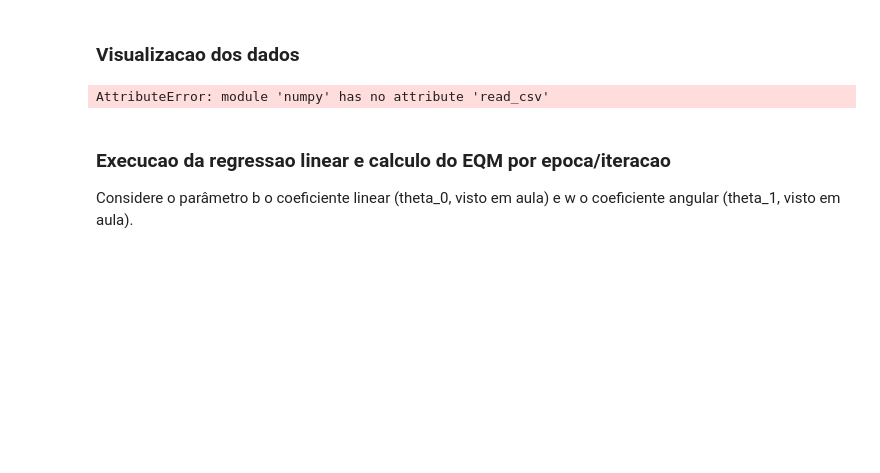
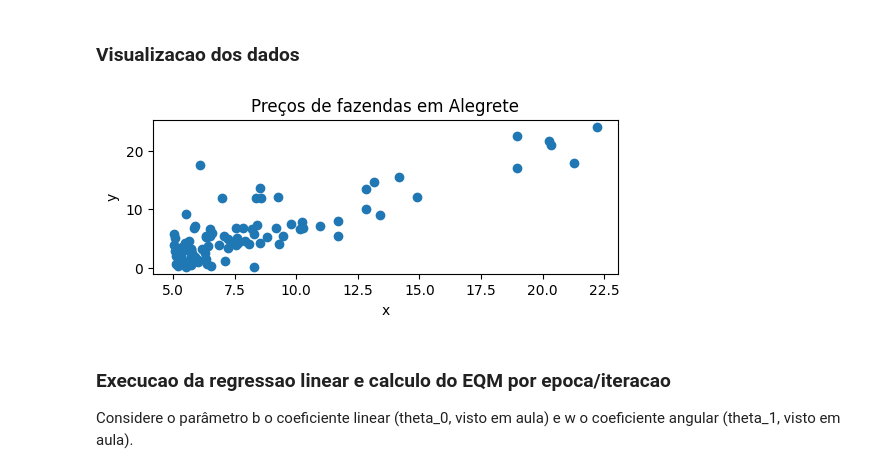
Before and after one commit to KarablasteNM/TrabalhosIA2024_2, a Jupyter notebook: Trabalho1/alegrete.ipynb, the cells around one changed output. Cells and saved outputs as stored; diff of their text form; code cells hidden in the pictures; blank space fills up the shorter version.

Commit message:
Ajustes em alegrete

```diff
--- a/Trabalho1/alegrete.ipynb
+++ b/Trabalho1/alegrete.ipynb
@@ -21,18 +21,18 @@ import alegrete
 # %%
 # dataset ficticio -- troque para carregar o alegrete.csv
 
-dataset = np.read_csv('alegrete.csv')
+dataset = np.genfromtxt('alegrete.csv',delimiter = ',')
 dataset=np.array(dataset)
 
 #Gráfico dos dados
 plt.figure(figsize=(6, 2))
 plt.scatter(dataset[:,0], dataset[:,1])
 plt.xlabel('x')
 plt.ylabel('y')
-plt.title('Dados ficticios')
+plt.title('Preços de fazendas em Alegrete')
 plt.show()
 # %% [output]
-AttributeError: module 'numpy' has no attribute 'read_csv'
+[figure, added]
 # %% [markdown]
 ### Execucao da regressao linear e calculo do EQM por epoca/iteracao
 
```
Also changed, not shown: parts of 3 cells of this notebook, 2 other files.
